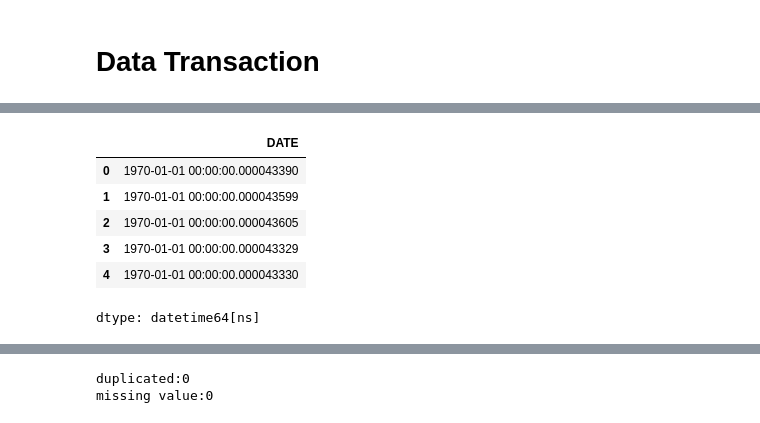
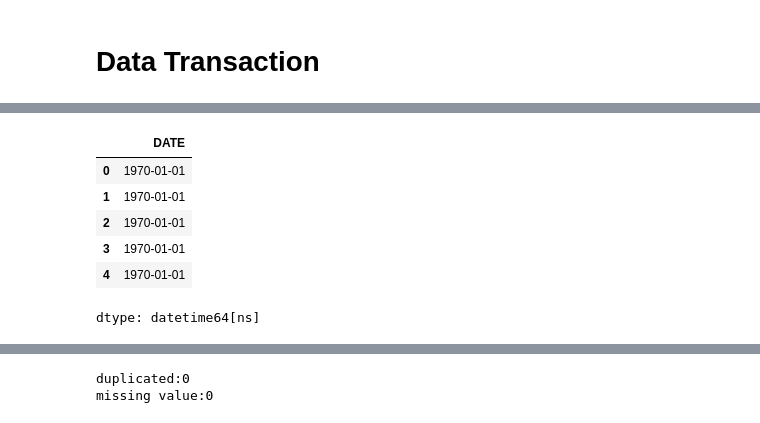
Before and after one commit to Aldistwn29/Data_analysis, a Jupyter notebook: Projek_quantum.ipynb, the cells around one changed output, grey strips where cells are left out. Saved outputs shown, nothing was run; the diff lists cells and outputs as text; code cells hidden in the pictures.

```diff
--- a/Projek_quantum.ipynb
+++ b/Projek_quantum.ipynb
@@ -94,12 +79,12 @@ df_transaction.head(10)
 # %%
 # conversi column date
-df_transaction['DATE'] = pd.to_datetime(df_transaction['DATE'], format='mixed')
+df_transaction['DATE'] = pd.to_datetime(df_transaction['DATE']).dt.normalize()
 df_transaction['DATE'].head()
 # %% [output]
 |  | DATE |
-| 0 | 1970-01-01 00:00:00.000043390 |
-| 1 | 1970-01-01 00:00:00.000043599 |
-| 2 | 1970-01-01 00:00:00.000043605 |
-| 3 | 1970-01-01 00:00:00.000043329 |
-| 4 | 1970-01-01 00:00:00.000043330 |
+| 0 | 1970-01-01 |
+| 1 | 1970-01-01 |
+| 2 | 1970-01-01 |
+| 3 | 1970-01-01 |
+| 4 | 1970-01-01 |
 dtype: datetime64[ns]
```
Also changed, not shown: parts of 38 cells of this notebook.
